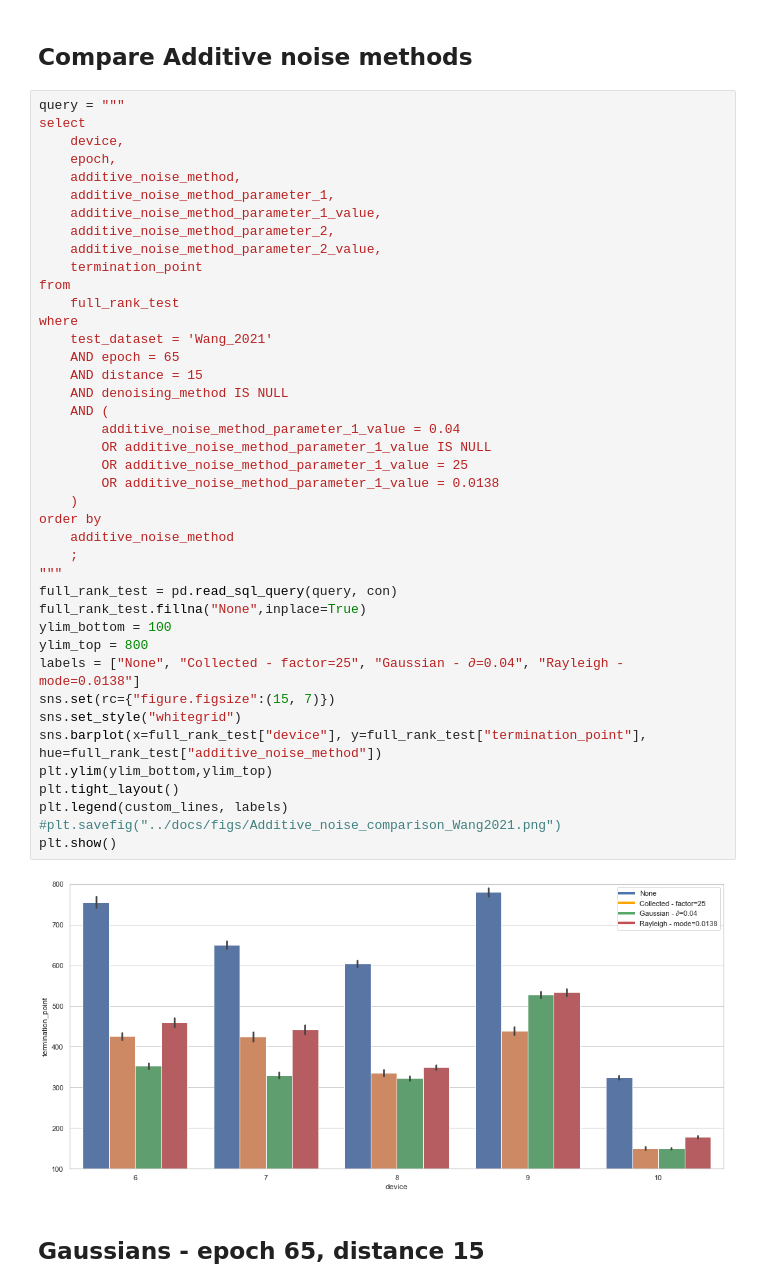
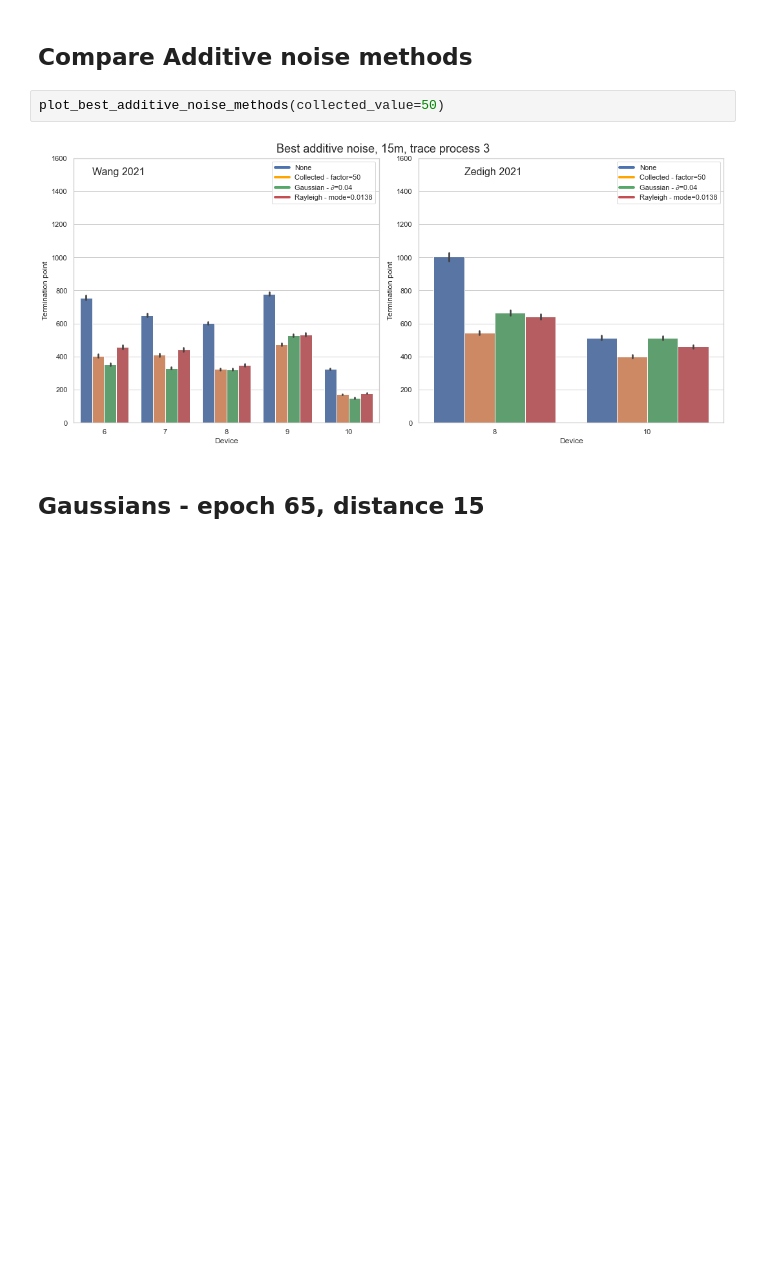
Before and after one commit to axelzedigh/MasterThesisResults, a Jupyter notebook: notebooks/Database_visualizations.ipynb, the cells around one changed output. Cells and saved outputs as stored; diff of their text form; blank space fills up the shorter version.

Commit message:
Additive noise attack efficiency visualizations.

```diff
--- a/notebooks/Database_visualizations.ipynb
+++ b/notebooks/Database_visualizations.ipynb
@@ -47,48 +48,9 @@ full_rank_test_grouped_a
 # %% [markdown]
 ## Compare Additive noise methods
 # %%
-query = """
-select
-    device,
-    epoch,
-    additive_noise_method,
-    additive_noise_method_parameter_1,
-    additive_noise_method_parameter_1_value,
-    additive_noise_method_parameter_2,
-    additive_noise_method_parameter_2_value,
-    termination_point
-from
-    full_rank_test
-where
-    test_dataset = 'Wang_2021'
-    AND epoch = 65
-    AND distance = 15
-    AND denoising_method IS NULL
-    AND (
-        additive_noise_method_parameter_1_value = 0.04
-        OR additive_noise_method_parameter_1_value IS NULL
-        OR additive_noise_method_parameter_1_value = 25
-        OR additive_noise_method_parameter_1_value = 0.0138
-    )
-order by
-    additive_noise_method
-    ;
-"""
-full_rank_test = pd.read_sql_query(query, con)
-full_rank_test.fillna("None",inplace=True)
-ylim_bottom = 100
-ylim_top = 800
-labels = ["None", "Collected - factor=25", "Gaussian - ∂=0.04", "Rayleigh - mode=0.0138"]
-sns.set(rc={"figure.figsize":(15, 7)})
-sns.set_style("whitegrid")
-sns.barplot(x=full_rank_test["device"], y=full_rank_test["termination_point"], hue=full_rank_test["additive_noise_method"])
-plt.ylim(ylim_bottom,ylim_top)
-plt.tight_layout()
-plt.legend(custom_lines, labels)
-#plt.savefig("../docs/figs/Additive_noise_comparison_Wang2021.png")
-plt.show()
+plot_best_additive_noise_methods(collected_value=50)
 # %% [output]
-[figure, old version]
+[figure, new version]
 # %% [markdown]
 ## Gaussians - epoch 65, distance 15
 # %%
```
Also changed, not shown: parts of 1 cell of this notebook, 6 other files.
